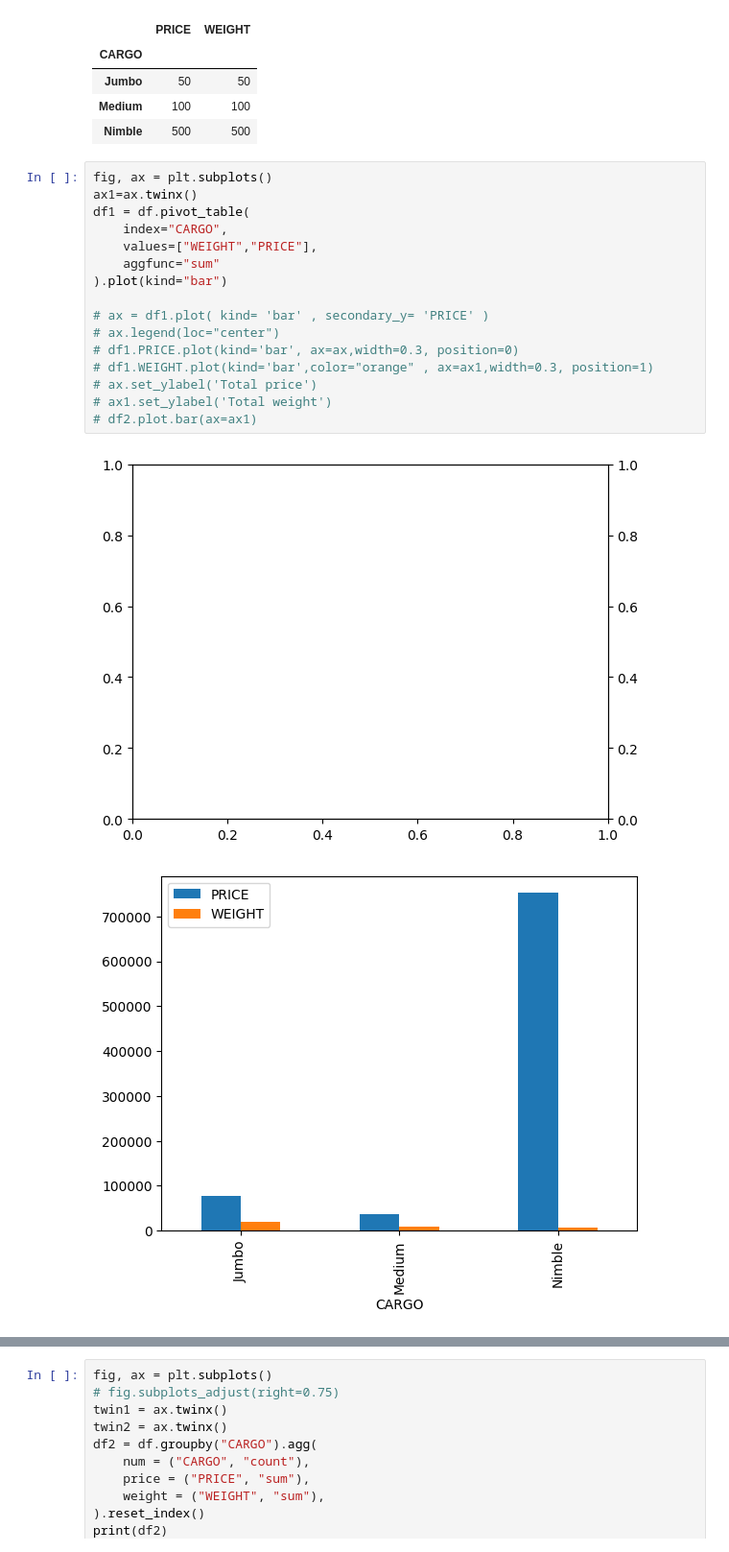
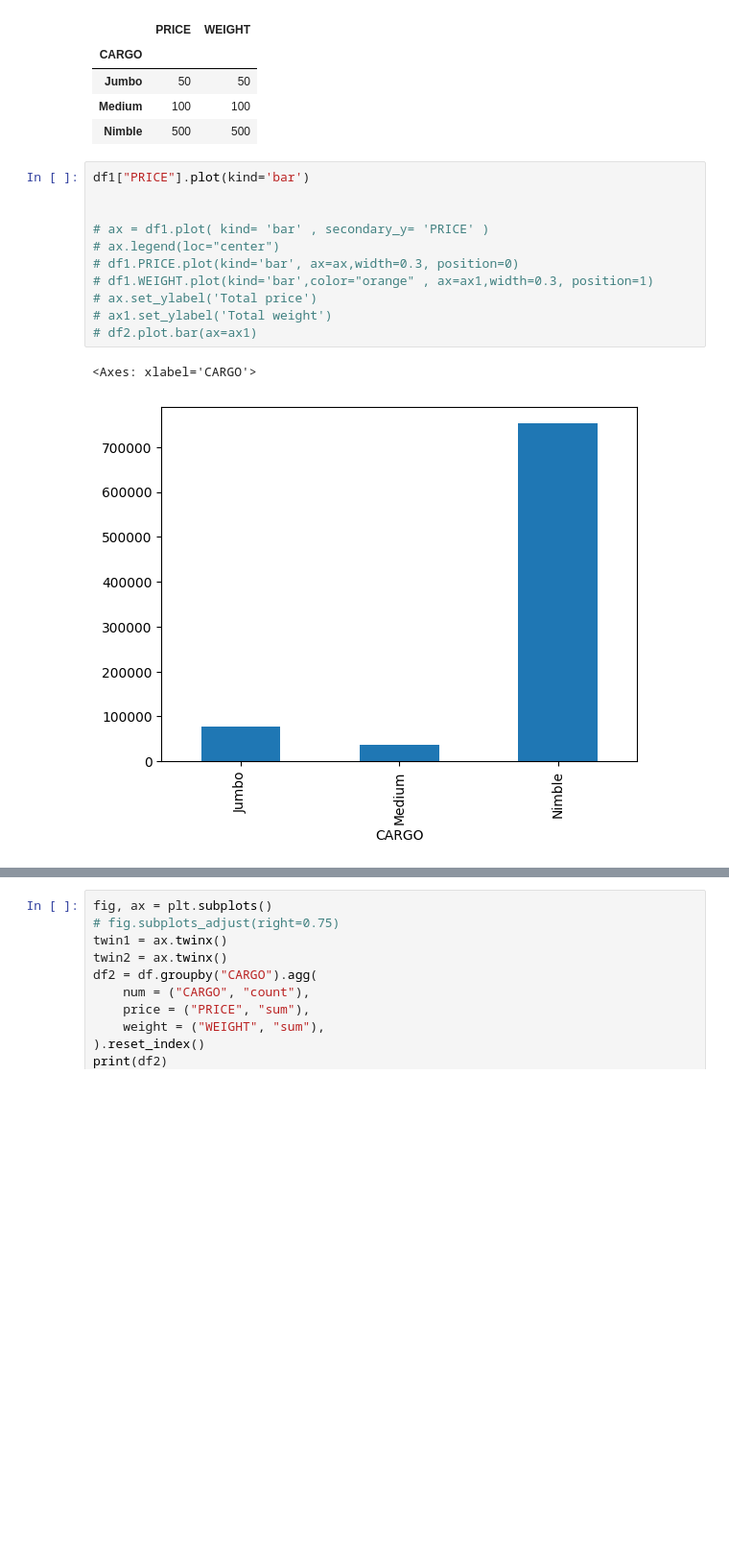
Before and after one commit to ZaharDudar/PythonLabs, a Jupyter notebook: pandas/2task.ipynb, the cells around one changed output, grey strips where cells are left out. Shown at 96% size. Drawn from its saved outputs; the diff is of its cells as text; blank space fills up the shorter version.

```diff
--- a/pandas/2task.ipynb
+++ b/pandas/2task.ipynb
@@ -44,21 +44,16 @@ df2
 | Medium | 100 | 100 |
 | Nimble | 500 | 500 |
 # %%
-fig, ax = plt.subplots()
-ax1=ax.twinx()
-df1 = df.pivot_table(
-    index="CARGO",
-    values=["WEIGHT","PRICE"],
-    aggfunc="sum"
-).plot(kind="bar")
+df1["PRICE"].plot(kind='bar')
+
 
 # ax = df1.plot( kind= 'bar' , secondary_y= 'PRICE' )
 # ax.legend(loc="center")
 # df1.PRICE.plot(kind='bar', ax=ax,width=0.3, position=0)
 # df1.WEIGHT.plot(kind='bar',color="orange" , ax=ax1,width=0.3, position=1)
 # ax.set_ylabel('Total price')
 # ax1.set_ylabel('Total weight')
 # df2.plot.bar(ax=ax1)
 # %% [output]
+<Axes: xlabel='CARGO'>
-[figure, old version]
+[figure, new version]
-[figure, removed]
```
Also changed, not shown: parts of 2 cells of this notebook, 4 other files.
